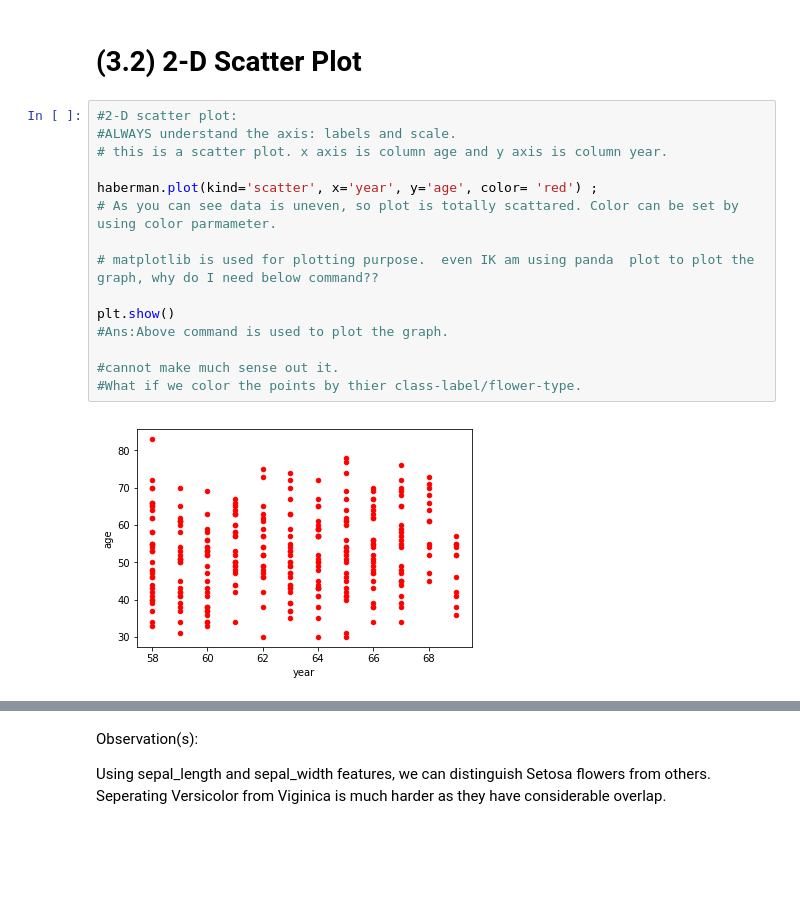
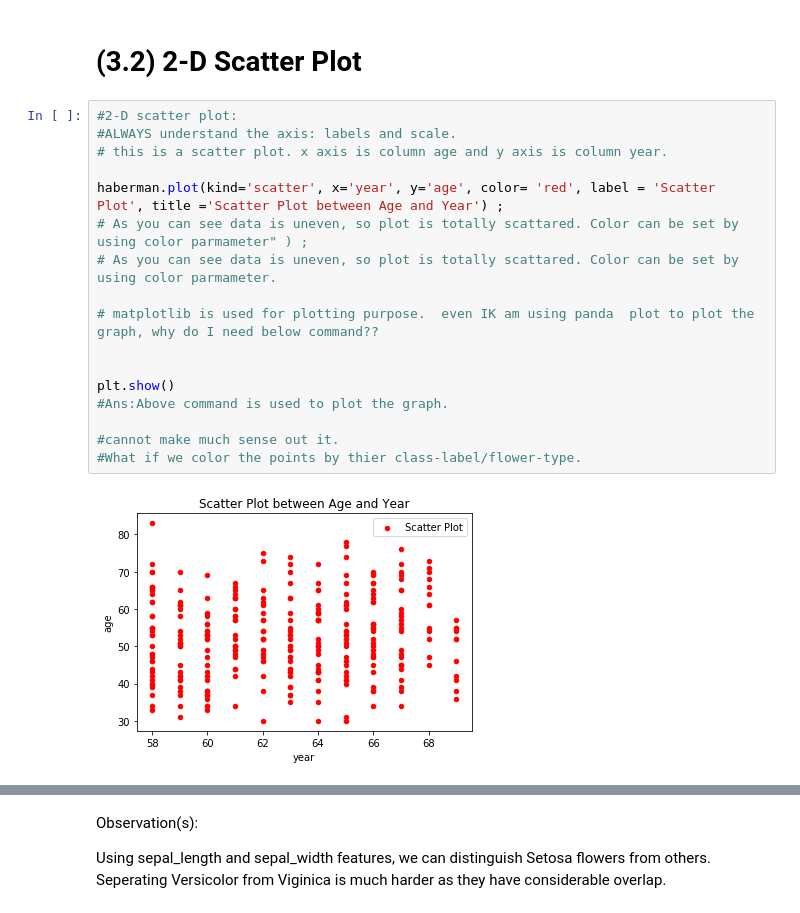
Before and after one commit to VipinJain1/VIP-Machine-Learning-Exercises-and-Practices, a Jupyter notebook: Exploratory Data Analysis_Haberman.ipynb, the cells around one changed output, grey strips where cells are left out. Cells and saved outputs as stored; diff of their text form; blank space fills up the shorter version.

Commit message:
added tilte and legend to plots

```diff
--- a/Exploratory Data Analysis_Haberman.ipynb
+++ b/Exploratory Data Analysis_Haberman.ipynb
@@ -79,20 +79,22 @@ Name: status, dtype: int64
 # %%
 #2-D scatter plot:
 #ALWAYS understand the axis: labels and scale.
 # this is a scatter plot. x axis is column age and y axis is column year.
 
-haberman.plot(kind='scatter', x='year', y='age', color= 'red') ;
+haberman.plot(kind='scatter', x='year', y='age', color= 'red', label = 'Scatter Plot', title ='Scatter Plot between Age and Year') ;
+# As you can see data is uneven, so plot is totally scattared. Color can be set by using color parmameter" ) ;
 # As you can see data is uneven, so plot is totally scattared. Color can be set by using color parmameter.
 
 # matplotlib is used for plotting purpose.  even IK am using panda  plot to plot the graph, why do I need below command??
+
 
 plt.show()
 #Ans:Above command is used to plot the graph.
 
 #cannot make much sense out it.
 #What if we color the points by thier class-label/flower-type.
 # %% [output]
-[figure, old version]
+[figure, new version]
 # %%
 # 2-D Scatter plot with color-coding for each year
 # Here 'sns' corresponds to seaborn.
```
Also changed, not shown: parts of 12 cells of this notebook.
